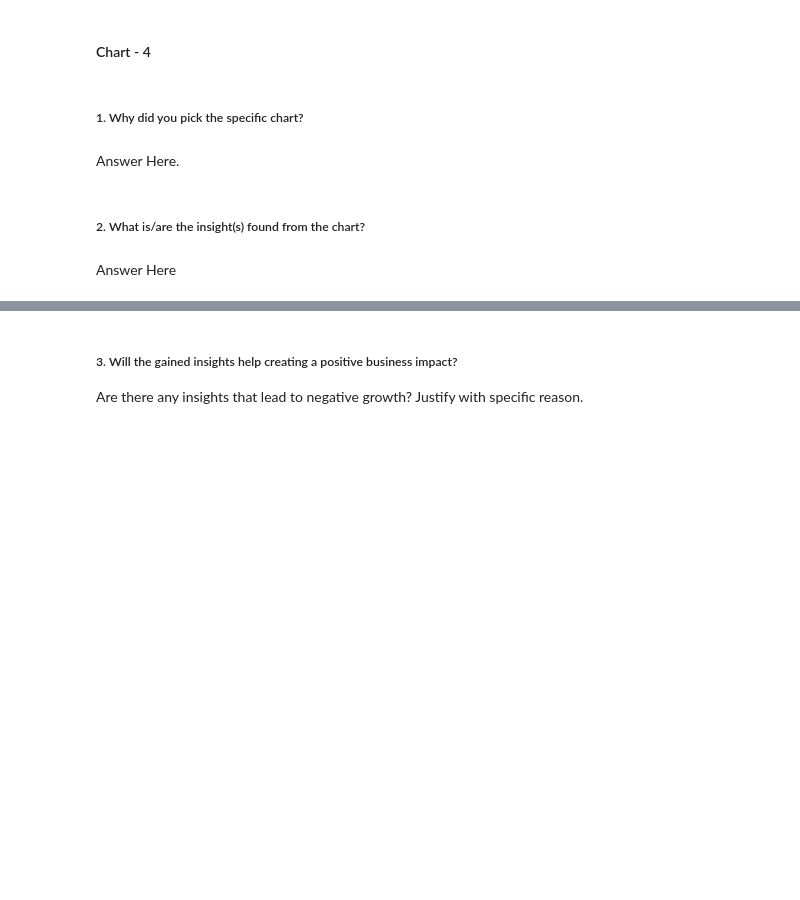
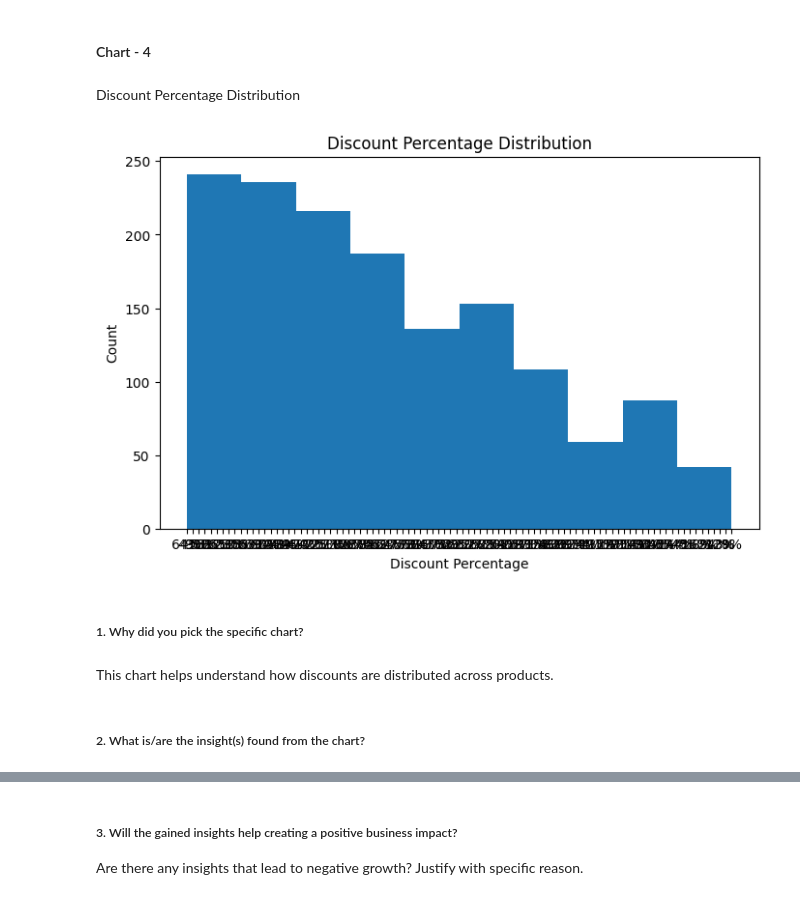
Before and after one commit to gunchugh/Amazon-Sales-Analysis, a Jupyter notebook: Another_copy_of_Sample_EDA_Submission_Template.ipynb, the cells around one changed output, grey strips where cells are left out. Cells and saved outputs as stored; diff of their text form; code cells hidden in the pictures; blank space fills up the shorter version.

```diff
--- a/Another_copy_of_Sample_EDA_Submission_Template.ipynb
+++ b/Another_copy_of_Sample_EDA_Submission_Template.ipynb
@@ -416,11 +475,24 @@ Answer Here
 #### Chart - 4
 # %%
 # Chart - 4 visualization code
+# %% [markdown]
+
+Discount Percentage Distribution
+# %%
+plt.figure(figsize=(8,5))
+
+# Plot histogram
+plt.hist(df["discount_percentage"], bins=10)
+plt.title("Discount Percentage Distribution")
+plt.xlabel("Discount Percentage")
+plt.ylabel("Count")
+plt.show()
+# %% [output]
+[figure, added]
 # %% [markdown]
 ##### 1. Why did you pick the specific chart?
-# %% [markdown]
-Answer Here.
+# %% [markdown]
+
+This chart helps understand how discounts are distributed across products.
 # %% [markdown]
 ##### 2. What is/are the insight(s) found from the chart?
-# %% [markdown]
-Answer Here
```
Also changed, not shown: parts of 40 cells of this notebook.
